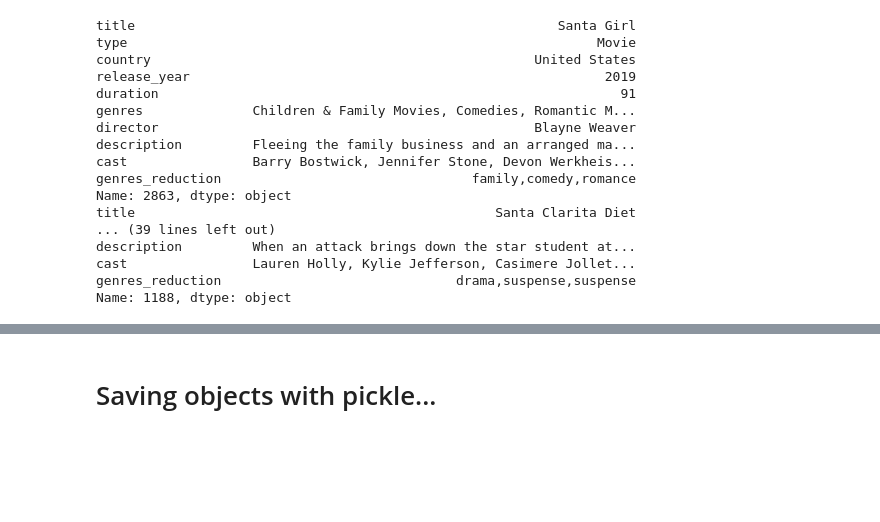
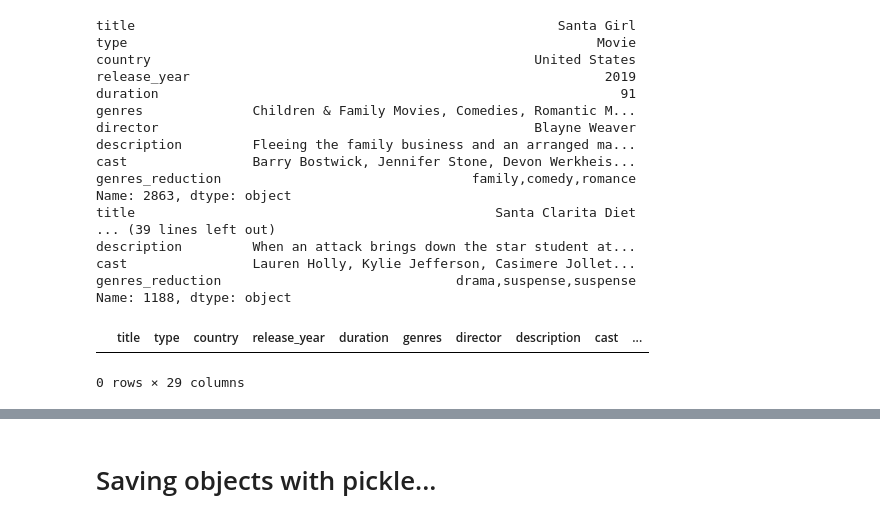
Before and after one commit to cassylenoft/Proyect-Movie-Recomendations-System-, a Jupyter notebook: recomendation_model/notebooks/generating_recom_sys.ipynb, the cells around one changed output, grey strips where cells are left out. Saved outputs shown, nothing was run; the diff lists cells and outputs as text; code cells hidden in the pictures; blank space fills up the shorter version.

```diff
--- a/recomendation_model/notebooks/generating_recom_sys.ipynb
+++ b/recomendation_model/notebooks/generating_recom_sys.ipynb
@@ -215,3 +215,8 @@ description         When an attack brings down the star student at...
 cast                Lauren Holly, Kylie Jefferson, Casimere Jollet...
 genres_reduction                              drama,suspense,suspense
 Name: 1188, dtype: object
+# %%
+df[df['title'] == "Longan's Run"]
+# %% [output]
+|  | title | type | country | release_year | duration | genres | director | description | cast | ... |
+0 rows × 29 columns
```
Also changed, not shown: parts of 2 cells of this notebook, 41 other files.
